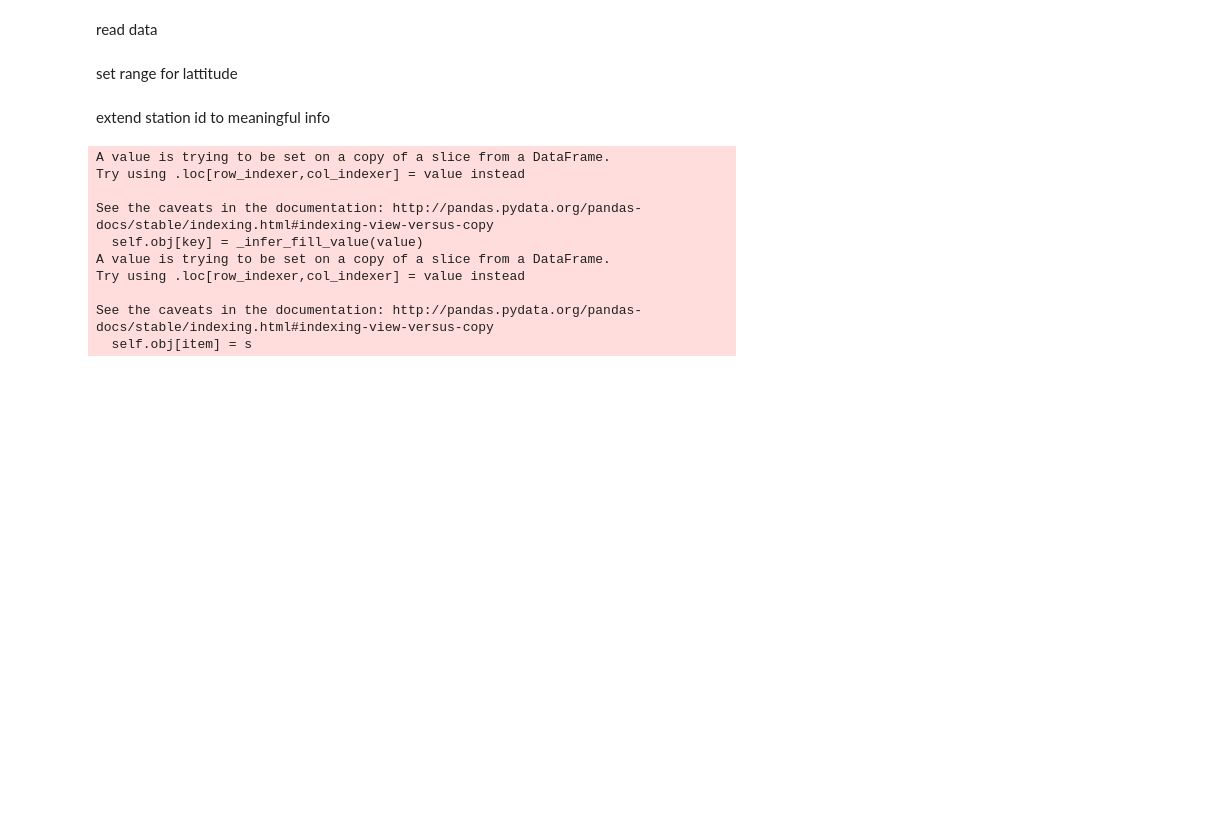
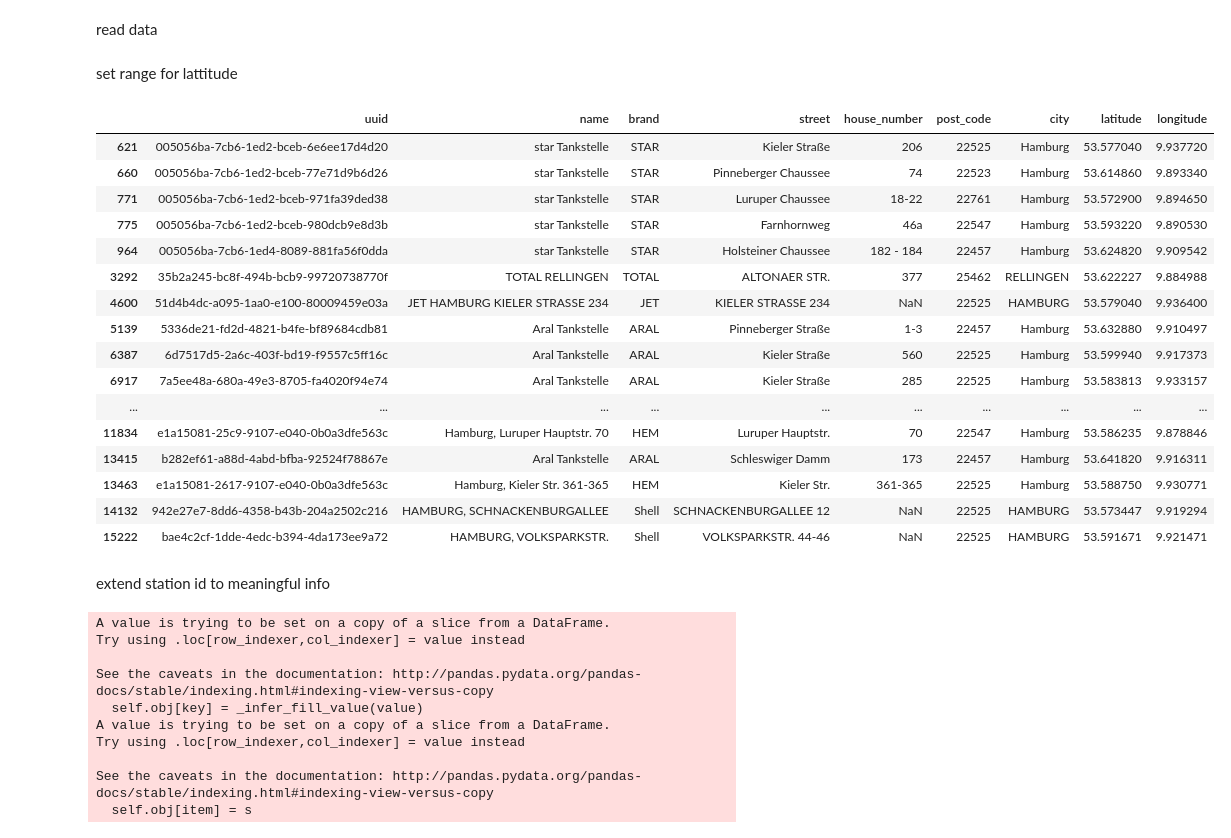
Before and after one commit to grevtsovkirill/GasAnalysis, a Jupyter notebook: sandbox.ipynb, the cells around one changed output. Cells and saved outputs as stored; diff of their text form; code cells hidden in the pictures; blank space fills up the shorter version.

```diff
--- a/sandbox.ipynb
+++ b/sandbox.ipynb
@@ -25,6 +25,26 @@ maxlon=9.941601
 stations_on_route=stations.loc[
              (stations.latitude>minlat)&(stations.latitude<maxlat)&
             (stations.longitude>minlon)&(stations.longitude<maxlon)]
+# %%
+stations_on_route
+# %% [output]
+|  | uuid | name | brand | street | house_number | post_code | city | latitude | longitude |
+| 621 | 005056ba-7cb6-1ed2-bceb-6e6ee17d4d20 | star Tankstelle | STAR | Kieler Straße | 206 | 22525 | Hamburg | 53.577040 | 9.937720 |
+| 660 | 005056ba-7cb6-1ed2-bceb-77e71d9b6d26 | star Tankstelle | STAR | Pinneberger Chaussee | 74 | 22523 | Hamburg | 53.614860 | 9.893340 |
+| 771 | 005056ba-7cb6-1ed2-bceb-971fa39ded38 | star Tankstelle | STAR | Luruper Chaussee | 18-22 | 22761 | Hamburg | 53.572900 | 9.894650 |
+| 775 | 005056ba-7cb6-1ed2-bceb-980dcb9e8d3b | star Tankstelle | STAR | Farnhornweg | 46a | 22547 | Hamburg | 53.593220 | 9.890530 |
+| 964 | 005056ba-7cb6-1ed4-8089-881fa56f0dda | star Tankstelle | STAR | Holsteiner Chaussee | 182 - 184 | 22457 | Hamburg | 53.624820 | 9.909542 |
+| 3292 | 35b2a245-bc8f-494b-bcb9-99720738770f | TOTAL RELLINGEN | TOTAL | ALTONAER STR. | 377 | 25462 | RELLINGEN | 53.622227 | 9.884988 |
+| 4600 | 51d4b4dc-a095-1aa0-e100-80009459e03a | JET HAMBURG KIELER STRASSE 234 | JET | KIELER STRASSE 234 | NaN | 22525 | HAMBURG | 53.579040 | 9.936400 |
+| 5139 | 5336de21-fd2d-4821-b4fe-bf89684cdb81 | Aral Tankstelle | ARAL | Pinneberger Straße | 1-3 | 22457 | Hamburg | 53.632880 | 9.910497 |
+| 6387 | 6d7517d5-2a6c-403f-bd19-f9557c5ff16c | Aral Tankstelle | ARAL | Kieler Straße | 560 | 22525 | Hamburg | 53.599940 | 9.917373 |
+| 6917 | 7a5ee48a-680a-49e3-8705-fa4020f94e74 | Aral Tankstelle | ARAL | Kieler Straße | 285 | 22525 | Hamburg | 53.583813 | 9.933157 |
+| ... | ... | ... | ... | ... | ... | ... | ... | ... | ... |
+| 11834 | e1a15081-25c9-9107-e040-0b0a3dfe563c | Hamburg, Luruper Hauptstr. 70 | HEM | Luruper Hauptstr. | 70 | 22547 | Hamburg | 53.586235 | 9.878846 |
+| 13415 | b282ef61-a88d-4abd-bfba-92524f78867e | Aral Tankstelle | ARAL | Schleswiger Damm | 173 | 22457 | Hamburg | 53.641820 | 9.916311 |
+| 13463 | e1a15081-2617-9107-e040-0b0a3dfe563c | Hamburg, Kieler Str. 361-365 | HEM | Kieler Str. | 361-365 | 22525 | Hamburg | 53.588750 | 9.930771 |
+| 14132 | 942e27e7-8dd6-4358-b43b-204a2502c216 | HAMBURG, SCHNACKENBURGALLEE | Shell | SCHNACKENBURGALLEE 12 | NaN | 22525 | HAMBURG | 53.573447 | 9.919294 |
+| 15222 | bae4c2cf-1dde-4edc-b394-4da173ee9a72 | HAMBURG, VOLKSPARKSTR. | Shell | VOLKSPARKSTR. 44-46 | NaN | 22525 | HAMBURG | 53.591671 | 9.921471 |
 # %%
 #len 723
 selected_prices = prices.loc[prices.station_uuid.isin(stations_on_route.uuid)]
```
Also changed, not shown: parts of 49 cells of this notebook.
